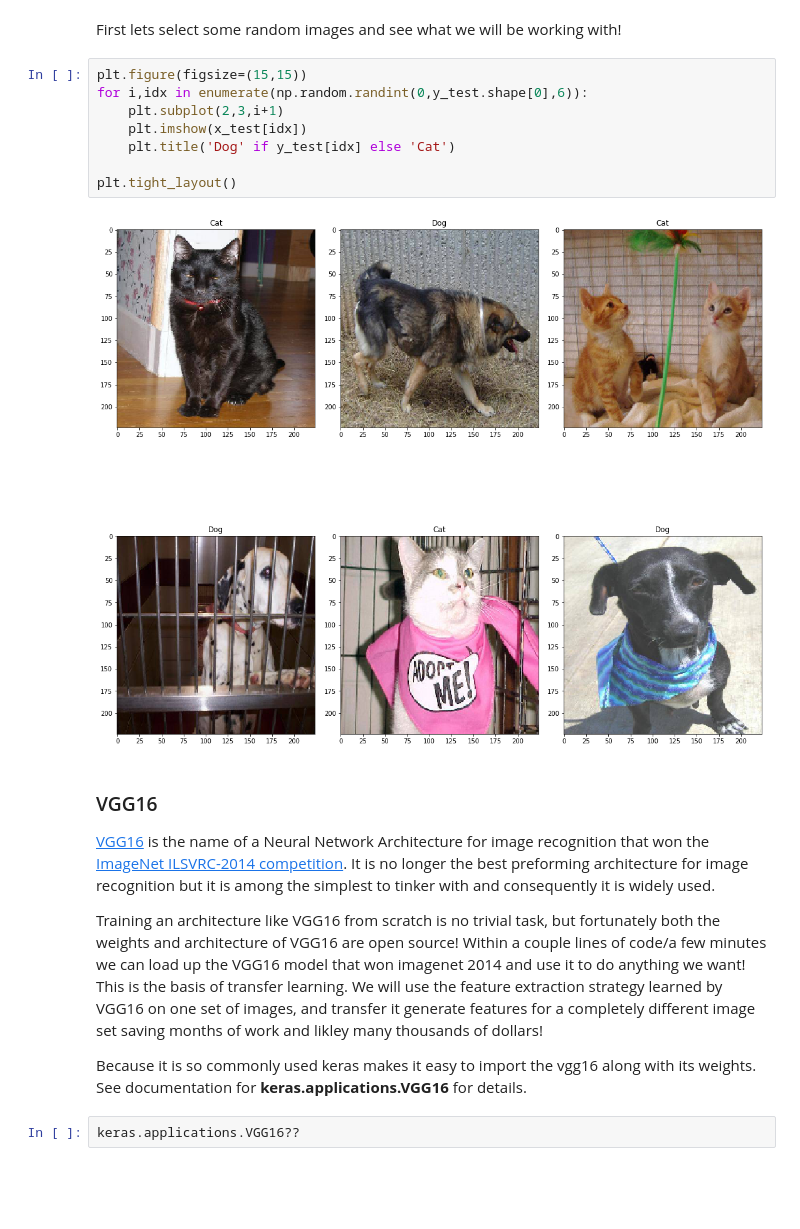
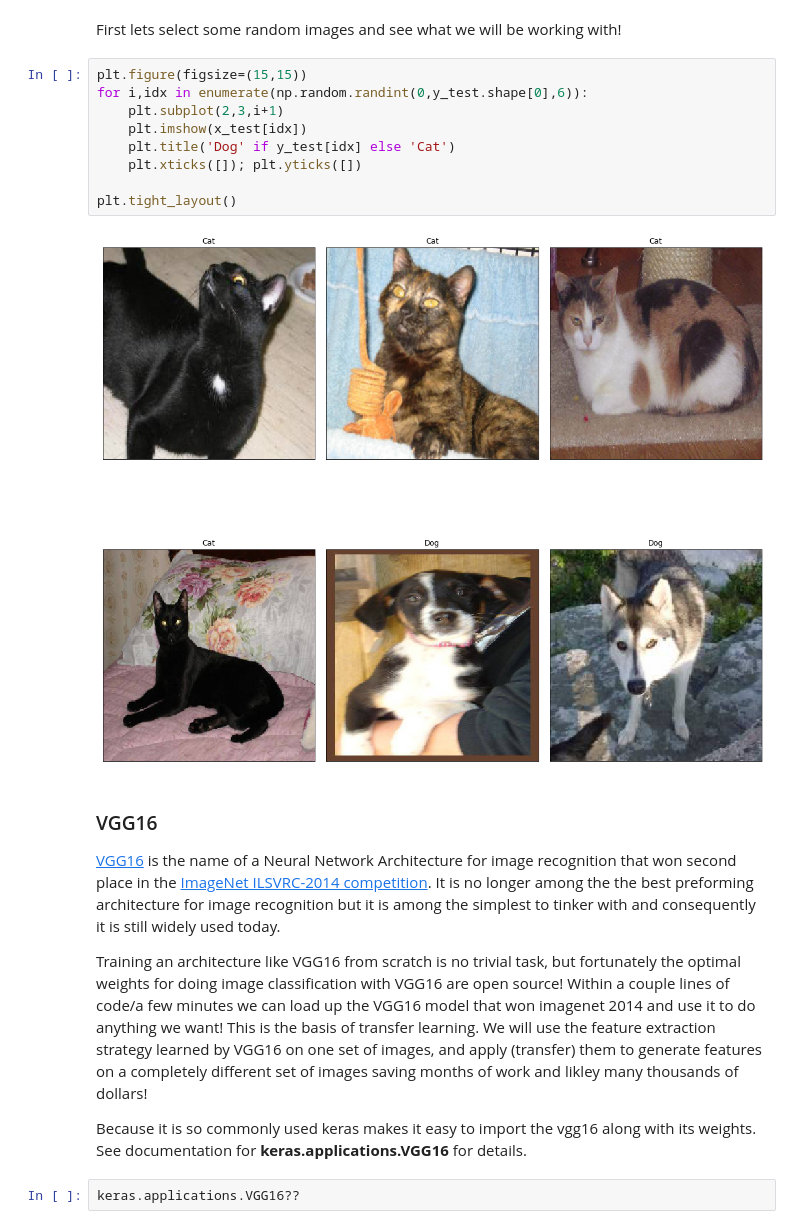
Before and after one commit to jfried23/DeepLearningTeamMeeting, a Jupyter notebook: minst/Transfer Learning & Embeddings.ipynb, the cells around one changed output. Cells and saved outputs as stored; diff of their text form; blank space fills up the shorter version.

```diff
--- a/minst/Transfer Learning & Embeddings.ipynb
+++ b/minst/Transfer Learning & Embeddings.ipynb
@@ -56,17 +54,18 @@ else:
 # %%
 plt.figure(figsize=(15,15))
 for i,idx in enumerate(np.random.randint(0,y_test.shape[0],6)):
     plt.subplot(2,3,i+1)
     plt.imshow(x_test[idx])
     plt.title('Dog' if y_test[idx] else 'Cat')
+    plt.xticks([]); plt.yticks([])
 
 plt.tight_layout()
 # %% [output]
-[figure, old version]
+[figure, new version]
 # %% [markdown]
 <h3>VGG16</h3>
-<p><a href='https://arxiv.org/abs/1409.1556'>VGG16</a> is the name of a Neural Network Architecture for image recognition that won the <a href='http://www.image-net.org/challenges/LSVRC/'>ImageNet  ILSVRC-2014 competition</a>. It is no longer the best preforming architecture for image recognition but it is among the simplest to tinker with and consequently it is widely used.</p>
-<p>Training an architecture like VGG16 from scratch is no trivial task, but fortunately both the weights and architecture of VGG16 are open source! Within a couple lines of code/a few minutes we can load up the VGG16 model that won imagenet 2014 and use it to do anything we want! This is the basis of transfer learning. We will use the feature extraction strategy learned by VGG16 on one set of images, and transfer it generate features for a completely different image set saving months of work and likley many thousands of dollars!</p>
+<p><a href='https://arxiv.org/abs/1409.1556'>VGG16</a> is the name of a Neural Network Architecture for image recognition that won second place in the <a href='http://www.image-net.org/challenges/LSVRC/'>ImageNet  ILSVRC-2014 competition</a>. It is no longer among the the best preforming architecture for image recognition but it is among the simplest to tinker with and consequently it is still widely used today.</p>
+<p>Training an architecture like VGG16 from scratch is no trivial task, but fortunately the optimal weights for doing image classification with VGG16 are open source! Within a couple lines of code/a few minutes we can load up the VGG16 model that won imagenet 2014 and use it to do anything we want! This is the basis of transfer learning. We will use the feature extraction strategy learned by VGG16 on one set of images, and apply (transfer) them to generate features on a completely different set of images saving months of work and likley many thousands of dollars!</p>
 <p>Because it is so commonly used keras makes it easy to import the vgg16 along with its weights. See  documentation for <b>keras.applications.VGG16</b> for details.</p>
 # %%
 keras.applications.VGG16??
```
Also changed, not shown: parts of 17 cells of this notebook.
